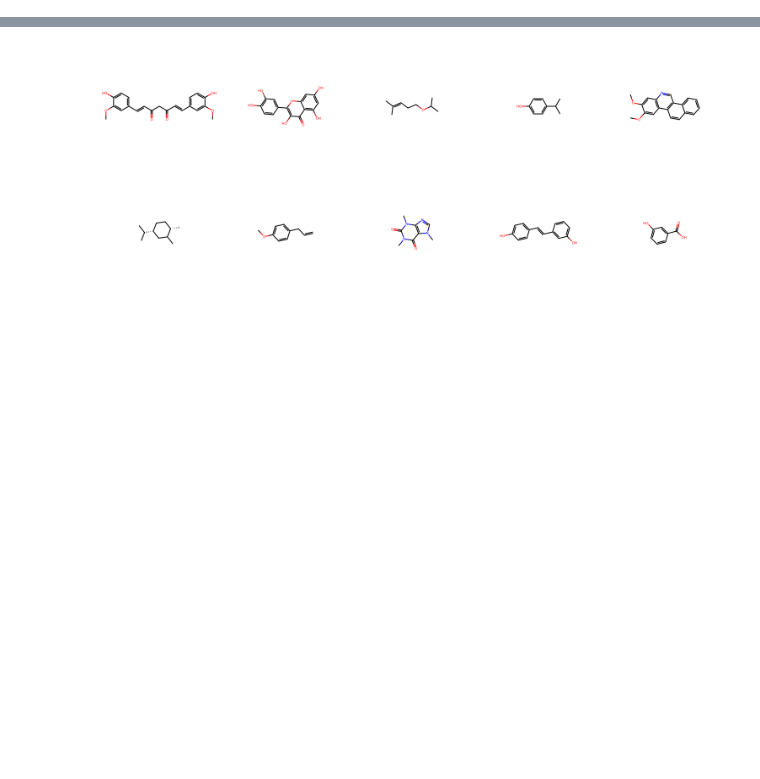
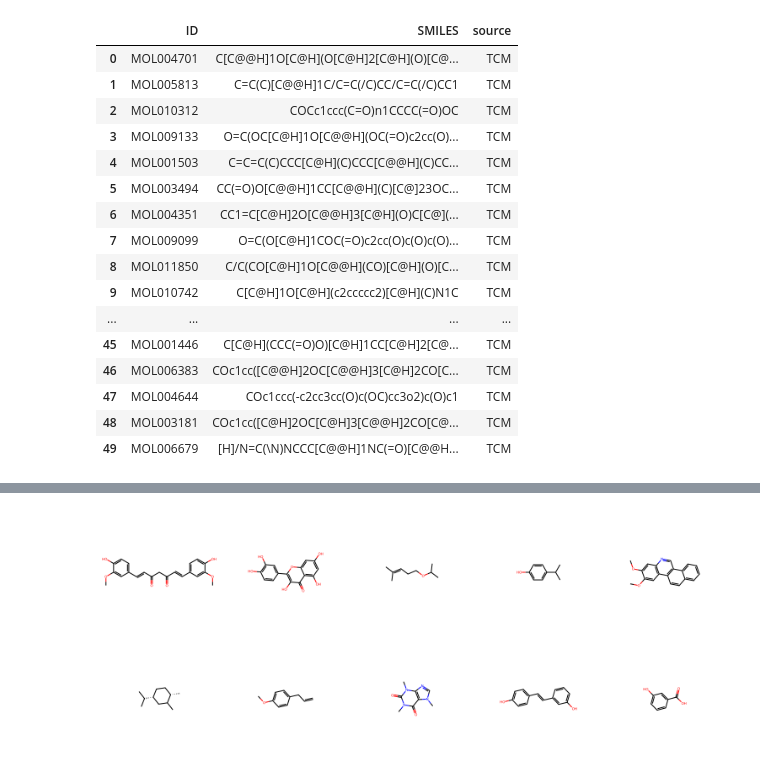
Before and after one commit to aaayushg/Natcules, a Jupyter notebook: notebooks/example_notebook.ipynb, the cells around one changed output, grey strips where cells are left out. Drawn from its saved outputs; the diff is of its cells as text; code cells hidden in the pictures; blank space fills up the shorter version.

```diff
--- a/notebooks/example_notebook.ipynb
+++ b/notebooks/example_notebook.ipynb
@@ -0,0 +1,10 @@
+# %%
+import sys
+import os
+
+sys.path.append(os.path.abspath(os.path.join(os.getcwd(), '..', 'src')))
+
+from dataloader import load_natural_medicine_data
+
+df = load_natural_medicine_data(["TCM", "IMPPAT"])
+df
@@ -0,0 +25,21 @@
+# %%
+df = df.head(50)
+df
+# %% [output]
+|  | ID | SMILES | source |
+| 0 | MOL004701 | C[C@@H]1O[C@H](O[C@H]2[C@H](O)[C@... | TCM |
+| 1 | MOL005813 | C=C(C)[C@@H]1C/C=C(/C)CC/C=C(/C)CC1 | TCM |
+| 2 | MOL010312 | COCc1ccc(C=O)n1CCCC(=O)OC | TCM |
+| 3 | MOL009133 | O=C(OC[C@H]1O[C@@H](OC(=O)c2cc(O)... | TCM |
+| 4 | MOL001503 | C=C=C(C)CCC[C@H](C)CCC[C@@H](C)CC... | TCM |
+| 5 | MOL003494 | CC(=O)O[C@@H]1CC[C@@H](C)[C@]23OC... | TCM |
+| 6 | MOL004351 | CC1=C[C@H]2O[C@@H]3[C@H](O)C[C@](... | TCM |
+| 7 | MOL009099 | O=C(O[C@H]1COC(=O)c2cc(O)c(O)c(O)... | TCM |
+| 8 | MOL011850 | C/C(CO[C@H]1O[C@@H](CO)[C@H](O)[C... | TCM |
+| 9 | MOL010742 | C[C@H]1O[C@H](c2ccccc2)[C@H](C)N1C | TCM |
+| ... | ... | ... | ... |
+| 45 | MOL001446 | C[C@H](CCC(=O)O)[C@H]1CC[C@H]2[C@... | TCM |
+| 46 | MOL006383 | COc1cc([C@@H]2OC[C@@H]3[C@H]2CO[C... | TCM |
+| 47 | MOL004644 | COc1ccc(-c2cc3cc(O)c(OC)cc3o2)c(O)c1 | TCM |
+| 48 | MOL003181 | COc1cc([C@H]2OC[C@H]3[C@@H]2CO[C@... | TCM |
+| 49 | MOL006679 | [H]/N=C(\N)NCCC[C@@H]1NC(=O)[C@@H... | TCM |
```
Also changed, not shown: parts of 4 cells of this notebook, 5 other files.
